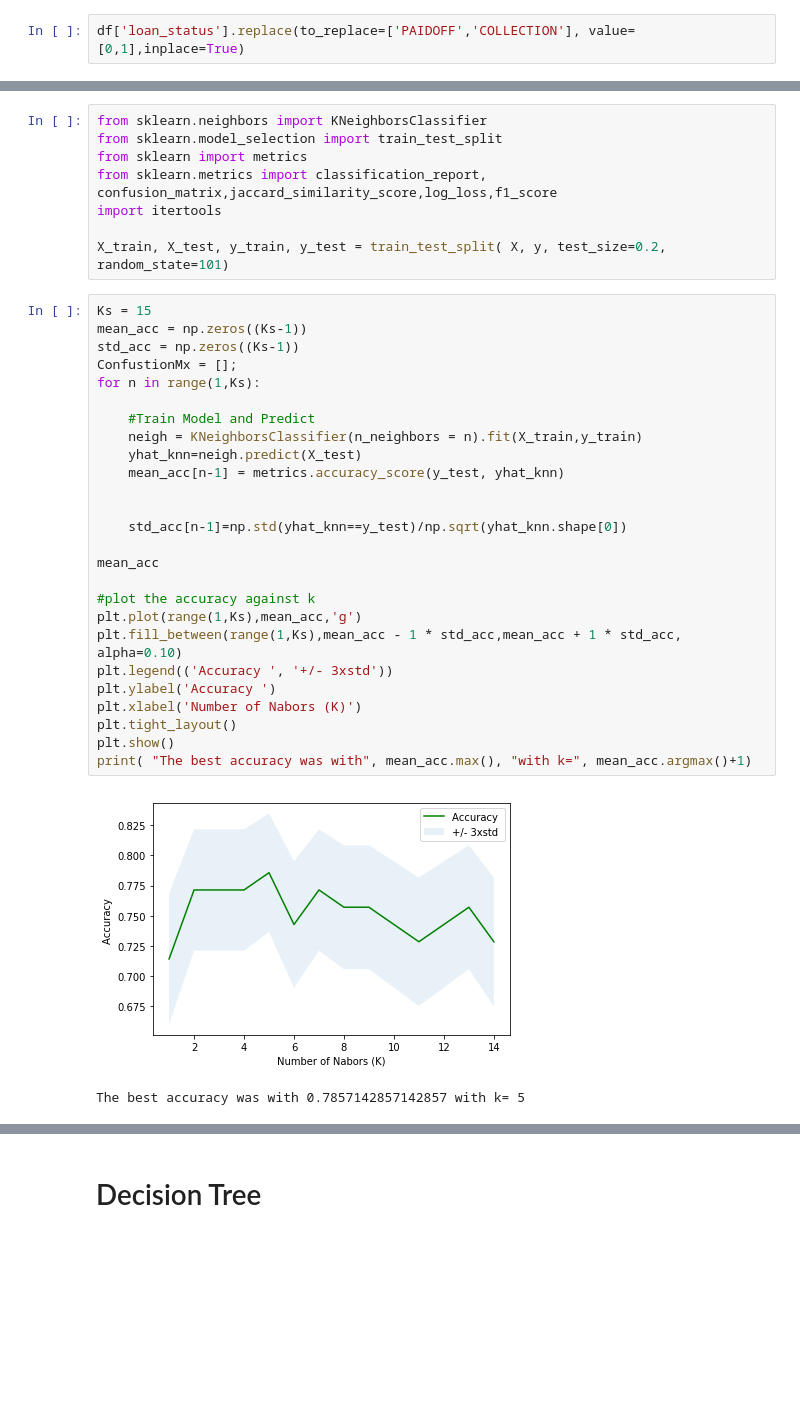
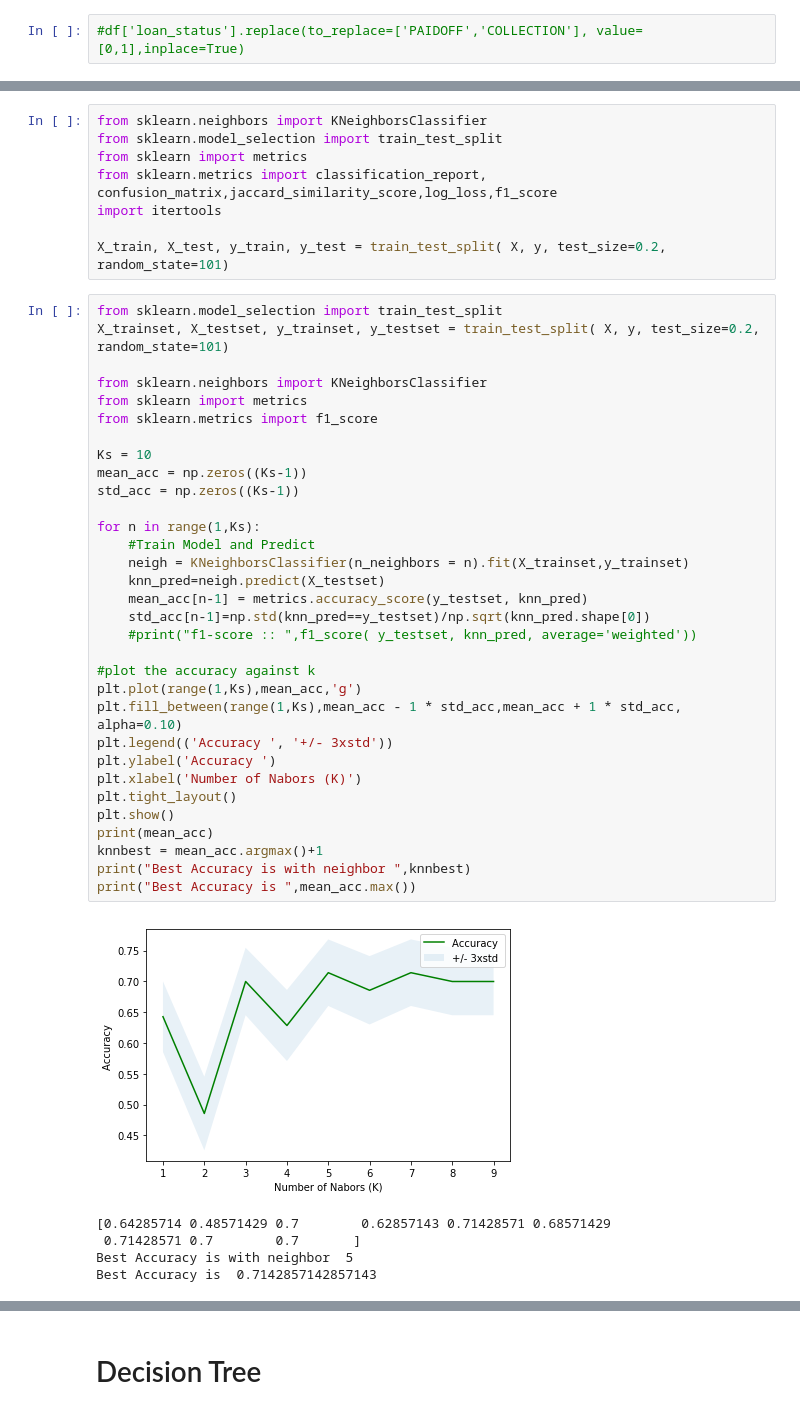
Before and after one commit to joel-collab/Coursera_capstone_project, a Jupyter notebook: Machine Learning Project by Joel.ipynb, the cells around one changed output, grey strips where cells are left out. Saved outputs shown, nothing was run; the diff lists cells and outputs as text; blank space fills up the shorter version.

```diff
--- a/Machine Learning Project by Joel.ipynb
+++ b/Machine Learning Project by Joel.ipynb
@@ -231,4 +231,4 @@ Feature.head()
 | 3 | 1000 | 30 | 28 | 1 | 1 | 0 | 0 | 1 |
 | 4 | 1000 | 30 | 29 | 0 | 1 | 0 | 0 | 1 |
 # %%
-df['loan_status'].replace(to_replace=['PAIDOFF','COLLECTION'], value=[0,1],inplace=True)
+#df['loan_status'].replace(to_replace=['PAIDOFF','COLLECTION'], value=[0,1],inplace=True)
@@ -305,31 +314,40 @@ import itertools
 
 X_train, X_test, y_train, y_test = train_test_split( X, y, test_size=0.2, random_state=101)
 # %%
-Ks = 15
+from sklearn.model_selection import train_test_split
+X_trainset, X_testset, y_trainset, y_testset = train_test_split( X, y, test_size=0.2, random_state=101)
+
+from sklearn.neighbors import KNeighborsClassifier
+from sklearn import metrics
+from sklearn.metrics import f1_score
+
+Ks = 10
 mean_acc = np.zeros((Ks-1))
 std_acc = np.zeros((Ks-1))
-ConfustionMx = [];
+
 for n in range(1,Ks):
-
     #Train Model and Predict
-    neigh = KNeighborsClassifier(n_neighbors = n).fit(X_train,y_train)
-    yhat_knn=neigh.predict(X_test)
-    mean_acc[n-1] = metrics.accuracy_score(y_test, yhat_knn)
-
-
-    std_acc[n-1]=np.std(yhat_knn==y_test)/np.sqrt(yhat_knn.shape[0])
-
-mean_acc
+    neigh = KNeighborsClassifier(n_neighbors = n).fit(X_trainset,y_trainset)
+    knn_pred=neigh.predict(X_testset)
+    mean_acc[n-1] = metrics.accuracy_score(y_testset, knn_pred)
+    std_acc[n-1]=np.std(knn_pred==y_testset)/np.sqrt(knn_pred.shape[0])
+    #print("f1-score :: ",f1_score( y_testset, knn_pred, average='weighted'))
 
 #plot the accuracy against k
 plt.plot(range(1,Ks),mean_acc,'g')
 plt.fill_between(range(1,Ks),mean_acc - 1 * std_acc,mean_acc + 1 * std_acc, alpha=0.10)
 plt.legend(('Accuracy ', '+/- 3xstd'))
 plt.ylabel('Accuracy ')
 plt.xlabel('Number of Nabors (K)')
 plt.tight_layout()
 plt.show()
-print( "The best accuracy was with", mean_acc.max(), "with k=", mean_acc.argmax()+1)
+print(mean_acc)
+knnbest = mean_acc.argmax()+1
+print("Best Accuracy is with neighbor ",knnbest)
+print("Best Accuracy is ",mean_acc.max())
 # %% [output]
-[figure, old version]
+[figure, new version]
-The best accuracy was with 0.7857142857142857 with k= 5
+[0.64285714 0.48571429 0.7        0.62857143 0.71428571 0.68571429
+ 0.71428571 0.7        0.7       ]
+Best Accuracy is with neighbor  5
+Best Accuracy is  0.7142857142857143
```
Also changed, not shown: parts of 33 cells of this notebook.
